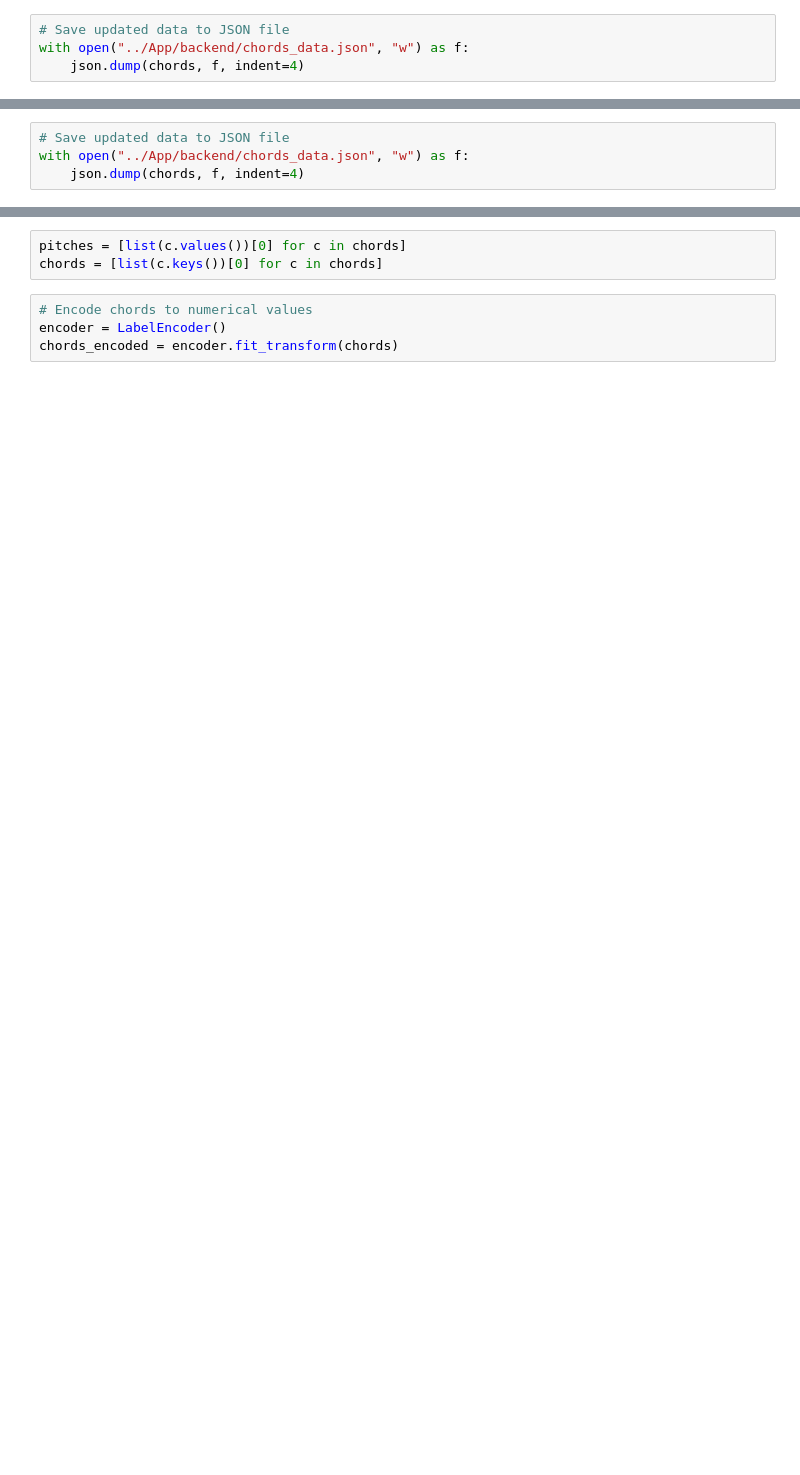
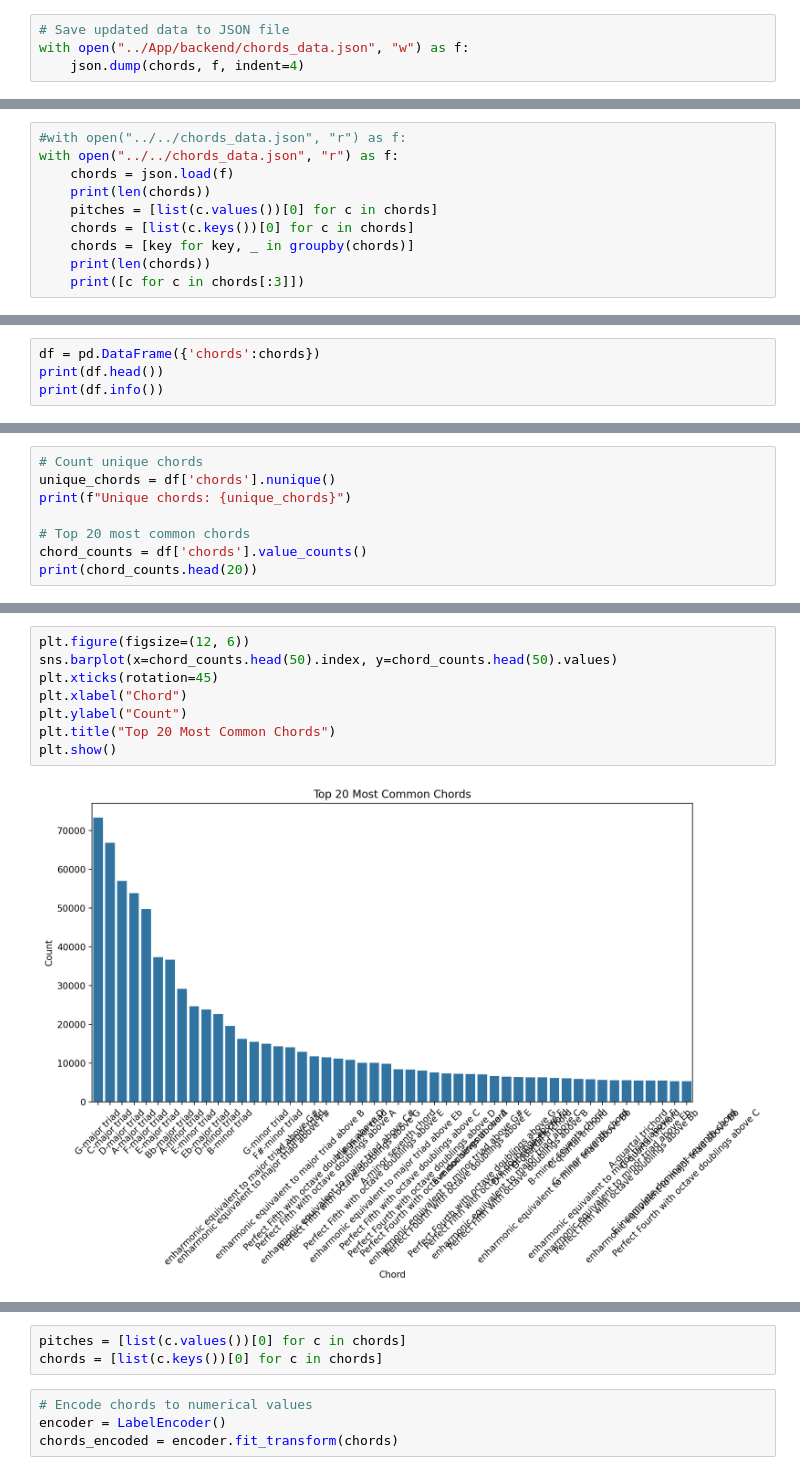
Before and after one commit to jyanga11/ChordProgressionGenerator, a Jupyter notebook: model_training/ChordProgressionGenerator.ipynb, the cells around one changed output, grey strips where cells are left out. Drawn from its saved outputs; the diff is of its cells as text; blank space fills up the shorter version.

```diff
--- a/model_training/ChordProgressionGenerator.ipynb
+++ b/model_training/ChordProgressionGenerator.ipynb
@@ -264,4 +248,0 @@ Length after:  1445969
-# %%
-# Save updated data to JSON file
-with open("../App/backend/chords_data.json", "w") as f:
-    json.dump(chords, f, indent=4)
@@ -267,0 +251,10 @@ with open("../App/backend/chords_data.json", "w") as f:
+# %%
+#with open("../../chords_data.json", "r") as f:
+with open("../../chords_data.json", "r") as f:
+    chords = json.load(f)
+    print(len(chords))
+    pitches = [list(c.values())[0] for c in chords]
+    chords = [list(c.keys())[0] for c in chords]
+    chords = [key for key, _ in groupby(chords)]
+    print(len(chords))
+    print([c for c in chords[:3]])
@@ -267,0 +265,4 @@ with open("../App/backend/chords_data.json", "w") as f:
+# %%
+df = pd.DataFrame({'chords':chords})
+print(df.head())
+print(df.info())
@@ -267,0 +293,8 @@ with open("../App/backend/chords_data.json", "w") as f:
+# %%
+# Count unique chords
+unique_chords = df['chords'].nunique()
+print(f"Unique chords: {unique_chords}")
+
+# Top 20 most common chords
+chord_counts = df['chords'].value_counts()
+print(chord_counts.head(20))
@@ -267,0 +319,10 @@ with open("../App/backend/chords_data.json", "w") as f:
+# %%
+plt.figure(figsize=(12, 6))
+sns.barplot(x=chord_counts.head(50).index, y=chord_counts.head(50).values)
+plt.xticks(rotation=45)
+plt.xlabel("Chord")
+plt.ylabel("Count")
+plt.title("Top 20 Most Common Chords")
+plt.show()
+# %% [output]
+[figure, added]
```
Also changed, not shown: parts of 16 cells of this notebook.
